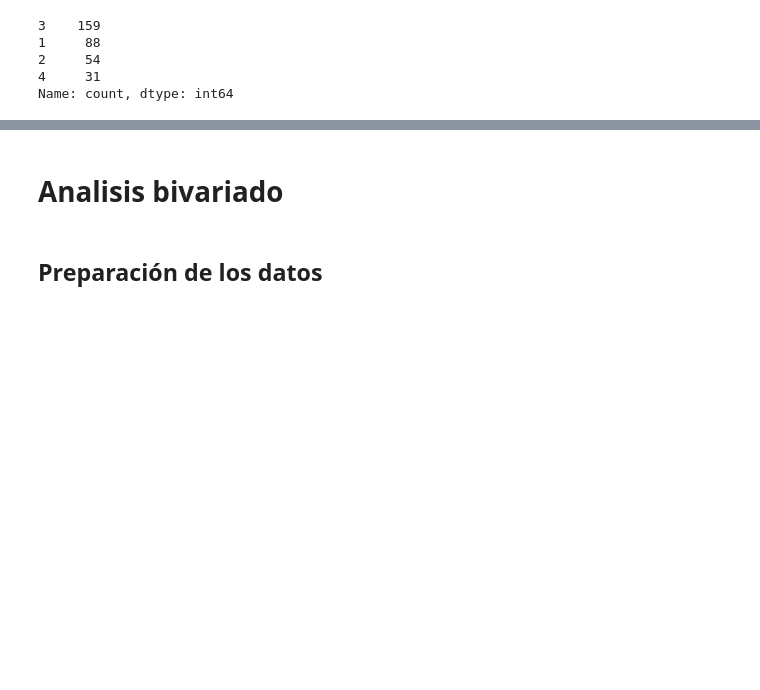
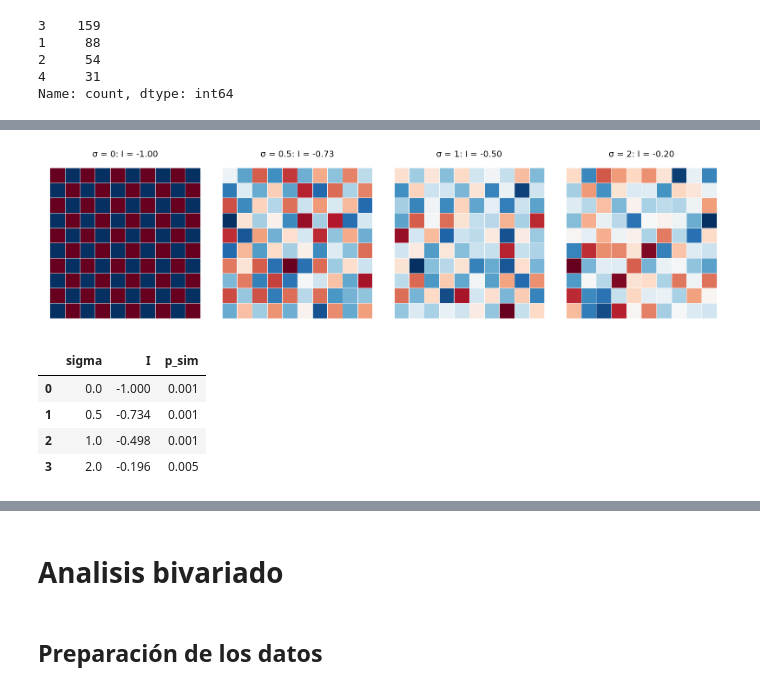
Before and after one commit to jdavidortega/Geographic_Data_Science_with_Python, a Jupyter notebook: Geospatial/autocorrelacion_espacial.ipynb, the cells around one changed output, grey strips where cells are left out. Cells and saved outputs as stored; diff of their text form; code cells hidden in the pictures; blank space fills up the shorter version.

```diff
--- a/Geospatial/autocorrelacion_espacial.ipynb
+++ b/Geospatial/autocorrelacion_espacial.ipynb
@@ -302,0 +402,25 @@ Name: count, dtype: int64
+# %%
+# Tablero + ruido normal con desviación creciente (semilla fija para que los números sean reproducibles)
+rng = np.random.default_rng(2026)
+sigmas = [0, 0.5, 1, 2]
+resultados_ruido = []
+
+fig, axs = plt.subplots(1, 4, figsize=(16, 4.2))
+for ax, sigma in zip(axs, sigmas):
+    y_ruido = tablero["ajedrez"].values + rng.normal(0, sigma, len(tablero))
+    moran_ruido = Moran(y_ruido, w_torre, permutations=999)
+    resultados_ruido.append({"sigma": sigma, "I": round(moran_ruido.I, 3), "p_sim": moran_ruido.p_sim})
+    tablero.assign(y=y_ruido).plot(column="y", cmap="RdBu_r", edgecolor="white", linewidth=0.6, ax=ax)
+    ax.set_axis_off()
+    ax.set_title(f"σ = {sigma}: I = {moran_ruido.I:.2f}")
+plt.tight_layout()
+plt.show()
+
+pd.DataFrame(resultados_ruido)
+# %% [output]
+[figure, added]
+|  | sigma | I | p_sim |
+| 0 | 0.0 | -1.000 | 0.001 |
+| 1 | 0.5 | -0.734 | 0.001 |
+| 2 | 1.0 | -0.498 | 0.001 |
+| 3 | 2.0 | -0.196 | 0.005 |
```
Also changed, not shown: parts of 21 cells of this notebook, 5 other files.
